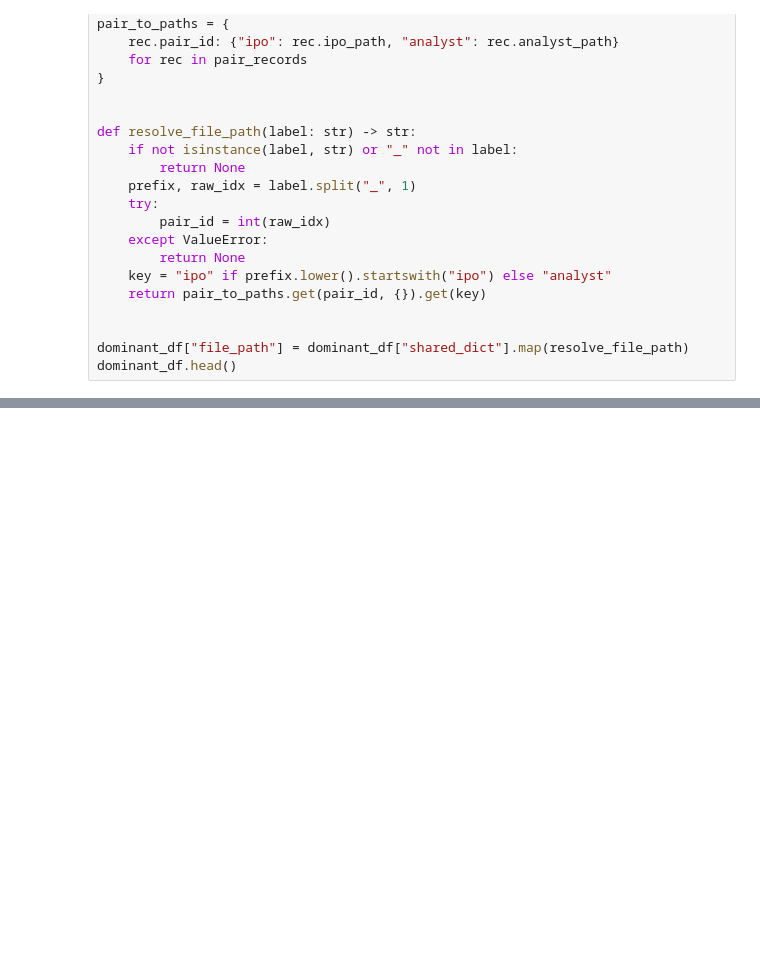
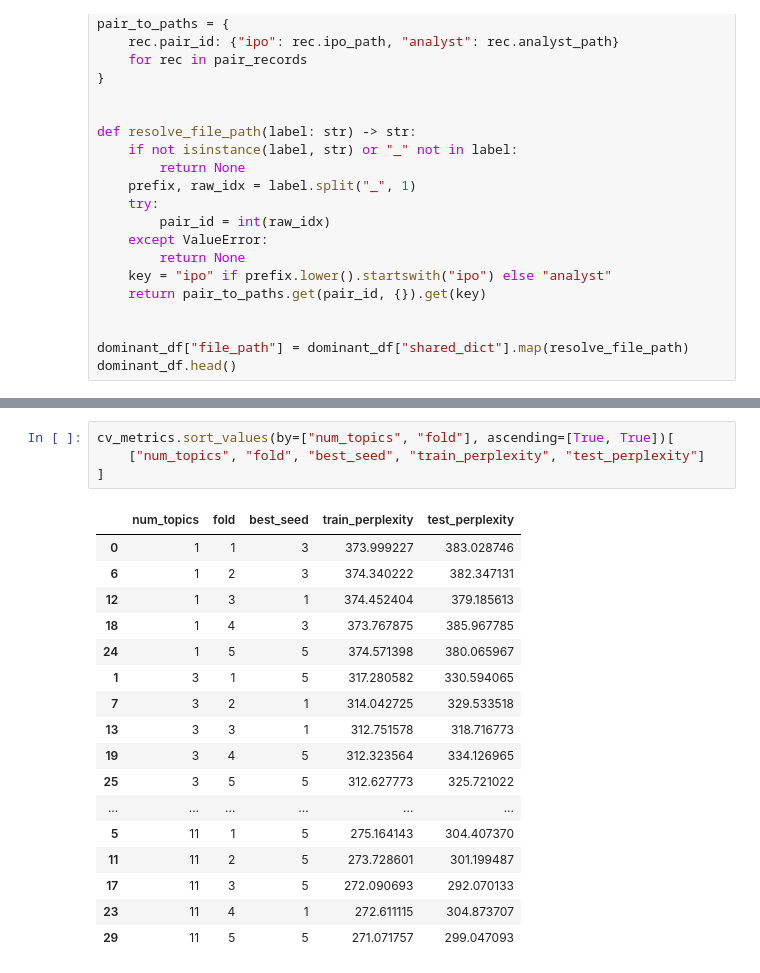
Before and after one commit to prototypeanugrah/financial_topic_modeling, a Jupyter notebook: lda_testing.ipynb, the cells around one changed output, grey strips where cells are left out. Saved outputs shown, nothing was run; the diff lists cells and outputs as text; blank space fills up the shorter version.

```diff
--- a/lda_testing.ipynb
+++ b/lda_testing.ipynb
@@ -555,0 +636,22 @@ dominant_df.head()
+# %%
+cv_metrics.sort_values(by=["num_topics", "fold"], ascending=[True, True])[
+    ["num_topics", "fold", "best_seed", "train_perplexity", "test_perplexity"]
+]
+# %% [output]
+|  | num_topics | fold | best_seed | train_perplexity | test_perplexity |
+| 0 | 1 | 1 | 3 | 373.999227 | 383.028746 |
+| 6 | 1 | 2 | 3 | 374.340222 | 382.347131 |
+| 12 | 1 | 3 | 1 | 374.452404 | 379.185613 |
+| 18 | 1 | 4 | 3 | 373.767875 | 385.967785 |
+| 24 | 1 | 5 | 5 | 374.571398 | 380.065967 |
+| 1 | 3 | 1 | 5 | 317.280582 | 330.594065 |
+| 7 | 3 | 2 | 1 | 314.042725 | 329.533518 |
+| 13 | 3 | 3 | 1 | 312.751578 | 318.716773 |
+| 19 | 3 | 4 | 5 | 312.323564 | 334.126965 |
+| 25 | 3 | 5 | 5 | 312.627773 | 325.721022 |
+| ... | ... | ... | ... | ... | ... |
+| 5 | 11 | 1 | 5 | 275.164143 | 304.407370 |
+| 11 | 11 | 2 | 5 | 273.728601 | 301.199487 |
+| 17 | 11 | 3 | 5 | 272.090693 | 292.070133 |
+| 23 | 11 | 4 | 1 | 272.611115 | 304.873707 |
+| 29 | 11 | 5 | 5 | 271.071757 | 299.047093 |
```
Also changed, not shown: parts of 5 cells of this notebook.
